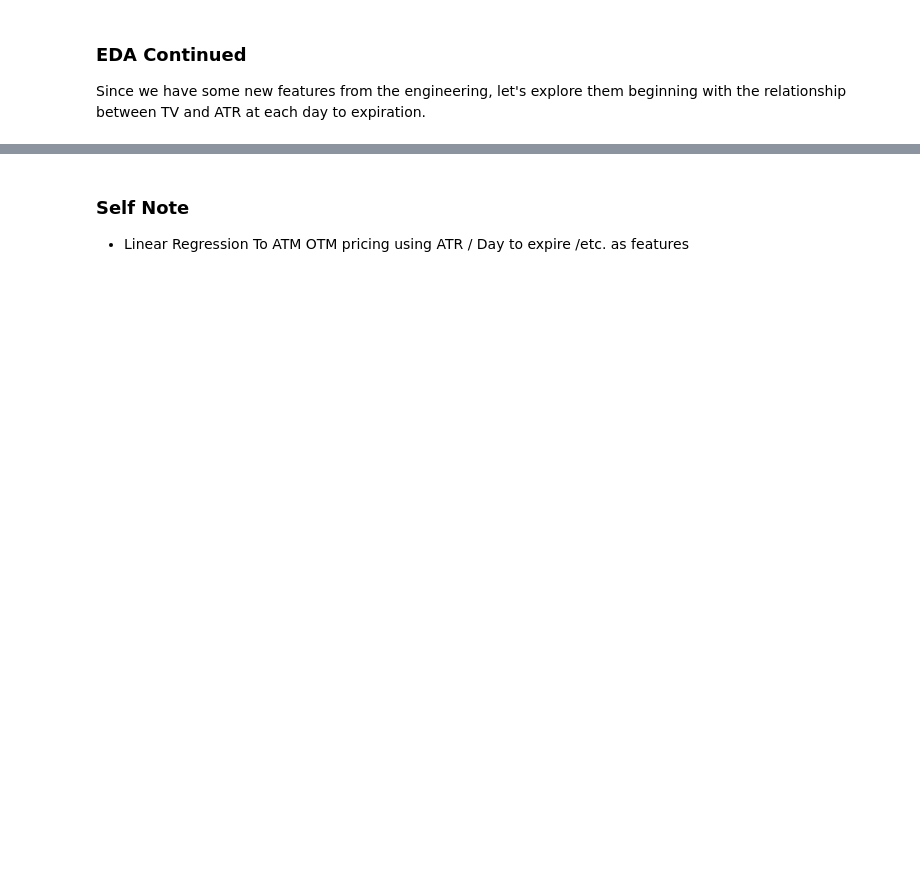
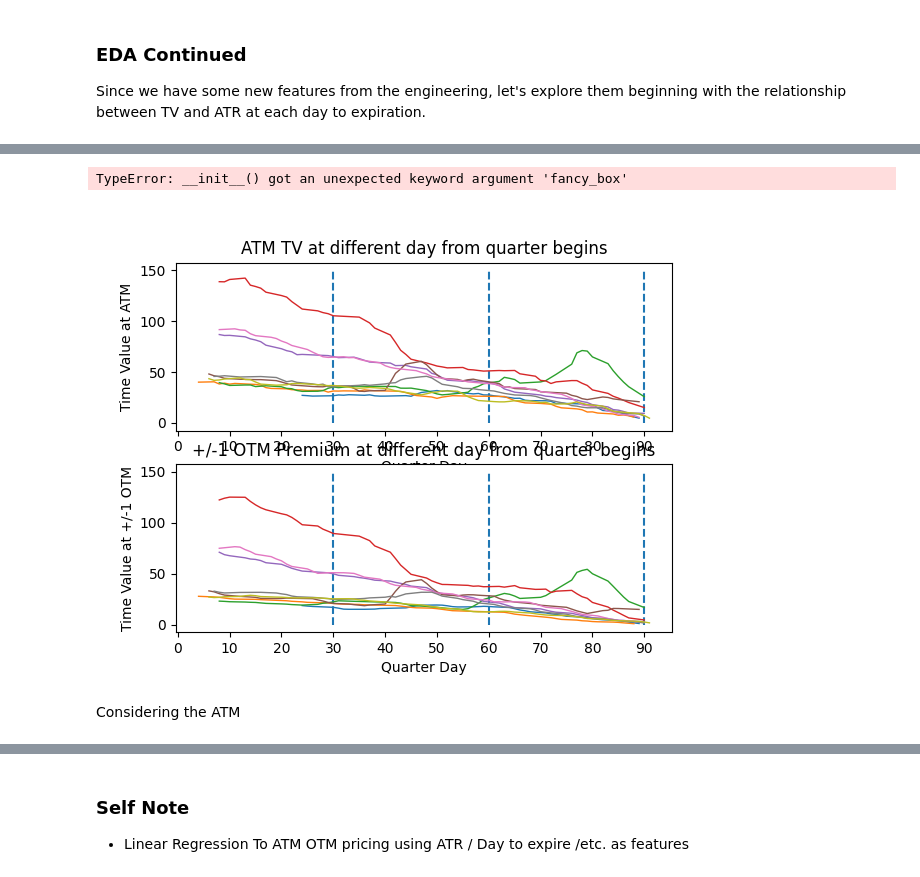
Before and after one commit to soi130/options_analysis, a Jupyter notebook: options_analytics.ipynb, the cells around one changed output, grey strips where cells are left out. Drawn from its saved outputs; the diff is of its cells as text; code cells hidden in the pictures; blank space fills up the shorter version.

Commit message:
add ATM TV plot

```diff
--- a/options_analytics.ipynb
+++ b/options_analytics.ipynb
@@ -521,3 +515,12 @@ ready_df.head()
+# %%
+# reference: a snippet from Alaxander at https://stackoverflow.com/questions/46167550/day-number-of-a-quarter-for-a-given-date-in-pandas
+
+ready_df['q_day'] = [int((date - quarter_period.start_time).days + 1) for date, quarter_period in zip(ready_df['Date'], pd.PeriodIndex(ready_df['Date'], freq='Q'))]
+
+# note for later code reading
+# quarter_period is an insntance of a querter at a given time
+# quarter_period.start_time returns the first day of that period.
+# Thus ready_df['Date']-quarter_perid.startime+1 returns a date count of a given day from it's quarter beginning. +1 is to offset the first_day - first_day = 0
 # %% [markdown]
 ### EDA Continued
 
@@ -527,0 +546,28 @@ ready_df.dropna(inplace=True)
+# %%
+fig = plt.figure()
+
+ax1 = plt.subplot(211)
+for sym in ready_df['Series'].unique():
+    plt.plot(ready_df.loc[ready_df['Series']==sym, 'q_day'], ready_df.loc[ready_df['Series']==sym , 'atm_tv'].rolling(5).mean(), label=sym,linewidth=1)
+plt.title('ATM TV at different day from quarter begins')
+plt.xticks(np.linspace(0,90,10))
+plt.xlabel('Quarter Day')
+plt.ylabel('Time Value at ATM')
+plt.vlines(x=[30,60,90],ymin=0,ymax=150,linestyles='dashed')
+
+ax2 = plt.subplot(212)
+for sym in ready_df['Series'].unique():
+    plt.plot(ready_df.loc[ready_df['Series']==sym, 'q_day'], ready_df.loc[ready_df['Series']==sym , '+/-1 OTM premium'].rolling(5).mean(), label=sym,linewidth=1)
+plt.title('+/-1 OTM Premium at different day from quarter begins')
+plt.xticks(np.linspace(0,90,10))
+plt.xlabel('Quarter Day')
+plt.ylabel('Time Value at +/-1 OTM')
+plt.vlines(x=[30,60,90],ymin=0,ymax=150,linestyles='dashed')
+ax2.legend(loc='lower center',fancy_box=True, n_col=9)
+plt.tight_layout(pad=2)
+plt.show()
+# %% [output]
+TypeError: __init__() got an unexpected keyword argument 'fancy_box'
+[figure, added]
+# %% [markdown]
+Considering the ATM
```
Also changed, not shown: parts of 11 cells of this notebook.
